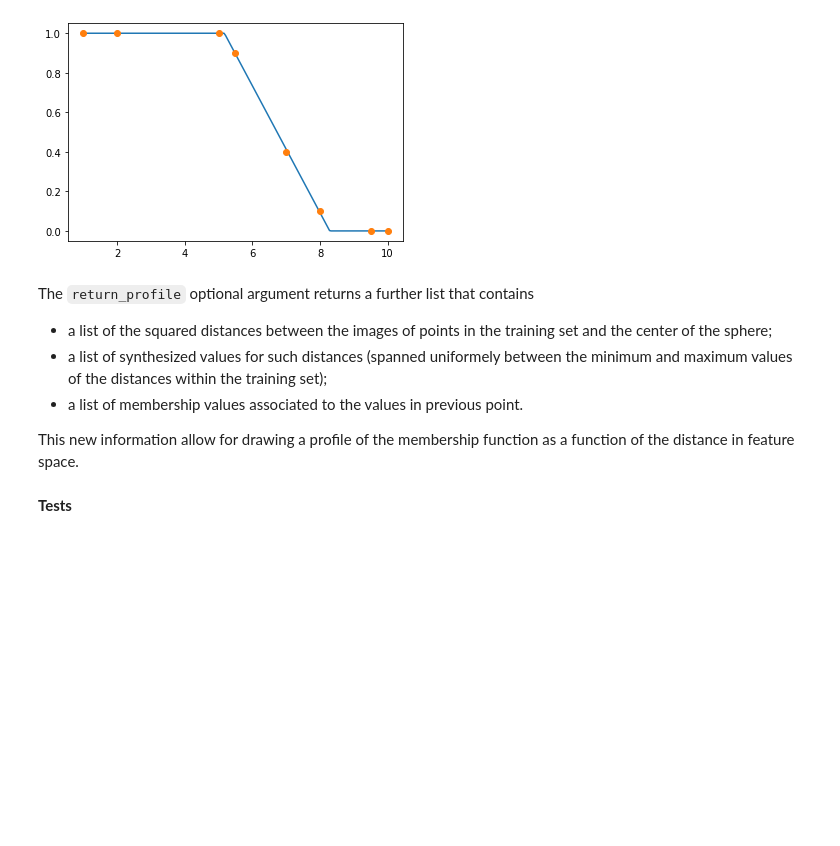
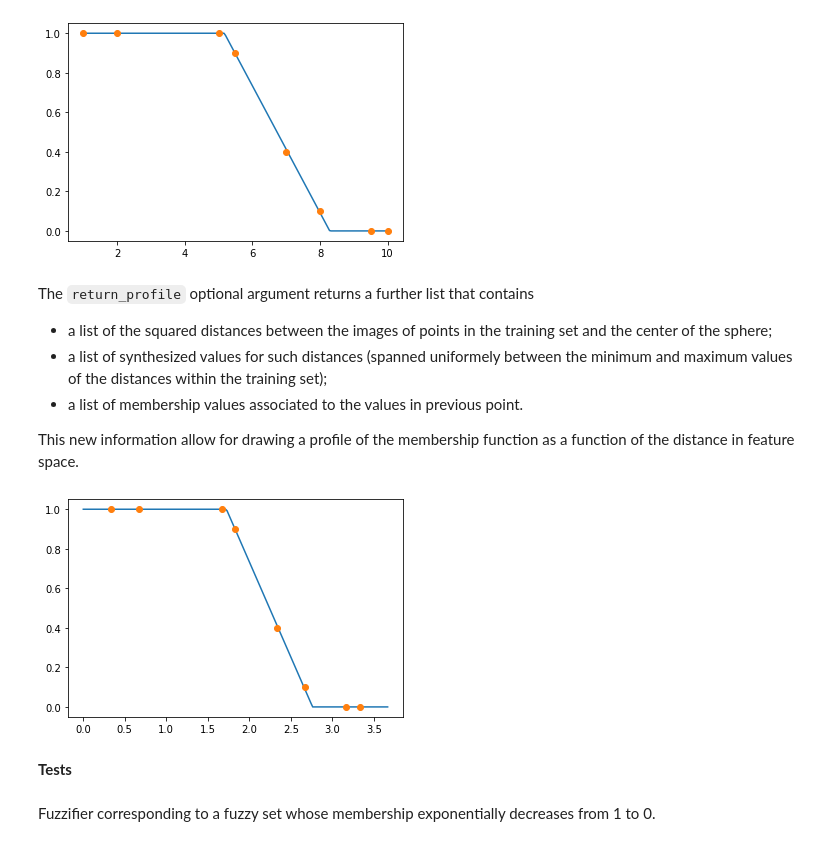
Before and after one commit to ManuelDileo/mulearn, a Jupyter notebook: 01_fuzzifiers.ipynb, the cells around one changed output. Cells and saved outputs as stored; diff of their text form; code cells hidden in the pictures; blank space fills up the shorter version.

Commit message:
Added docs for ExponentialFuzzifier

```diff
--- a/01_fuzzifiers.ipynb
+++ b/01_fuzzifiers.ipynb
@@ -44,7 +44,7 @@ class Fuzzifier:
         raise NotImplementedError(
         'the base class does not implement get_r_to_mu method')
 
-    def get_fuzzified_membership(self,
+    def get_membership(self,
                                  sq_radius, # was SV_square_distance
                                  x_to_sq_dist, # was estimated_square_distance_from_center
                                  return_profile=False):
@@ -344,7 +344,7 @@ class LinearFuzzifier(Fuzzifier):
 
         - `profile`: method to be used in order to fix the fuzzifier
           threshold ('fixed' used the sphere radius, 'infer' fits using
-          data in `self.xs` and `self.mus`.
+          data in `self.xs` and `self.mus`).
         '''
 
         super().__init__(xs, mus)
@@ -383,7 +383,7 @@ class LinearFuzzifier(Fuzzifier):
         and `mus` attributes when it is has been set to `infer`.
 
         **Note** This function is meant to be called internally by the
-        `get_fuzzified_membership` method in the base `Fuzzifier` class.
+        `get_membership` method in the base `Fuzzifier` class.
 
         - `sq_radius`: squared radius of the learnt sphere (float).
 
@@ -563,6 +563,15 @@ The `return_profile` optional argument returns a further list that contains
 
 This new information allow for drawing a profile of the membership function
 as a function of the distance in feature space.
+# %%
+[mu, [rdata, rdata_synth, estimate]] = \
+      lf.get_membership(1, lambda x: x/3, return_profile=True)
+
+plt.plot(rdata_synth, estimate)
+plt.plot(rdata, mus, 'o')
+plt.show()
+# %% [output]
+[figure, added]
 # %% [markdown]
 **Tests**
 # %%
@@ -678,3 +715,6 @@ class ExponentialFuzzifier(Fuzzifier):
             self_repr += f', sample={self.sample.__repr__()}'
         self_repr += ')'
         return self_repr
+# %% [markdown]
+Fuzzifier corresponding to a fuzzy set whose membership exponentially
+decreases from 1 to 0.
```
Also changed, not shown: parts of 30 cells of this notebook, 2 other files.
